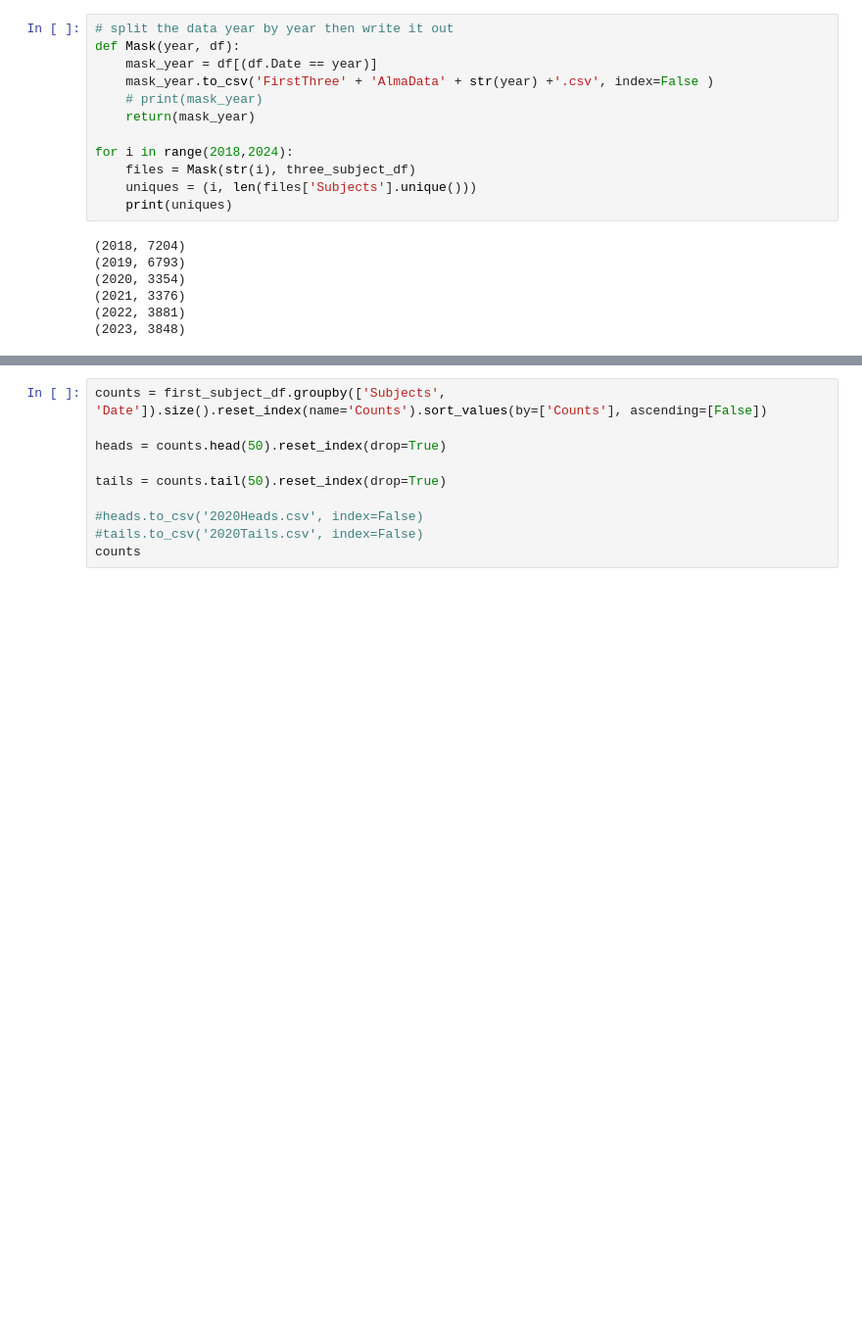
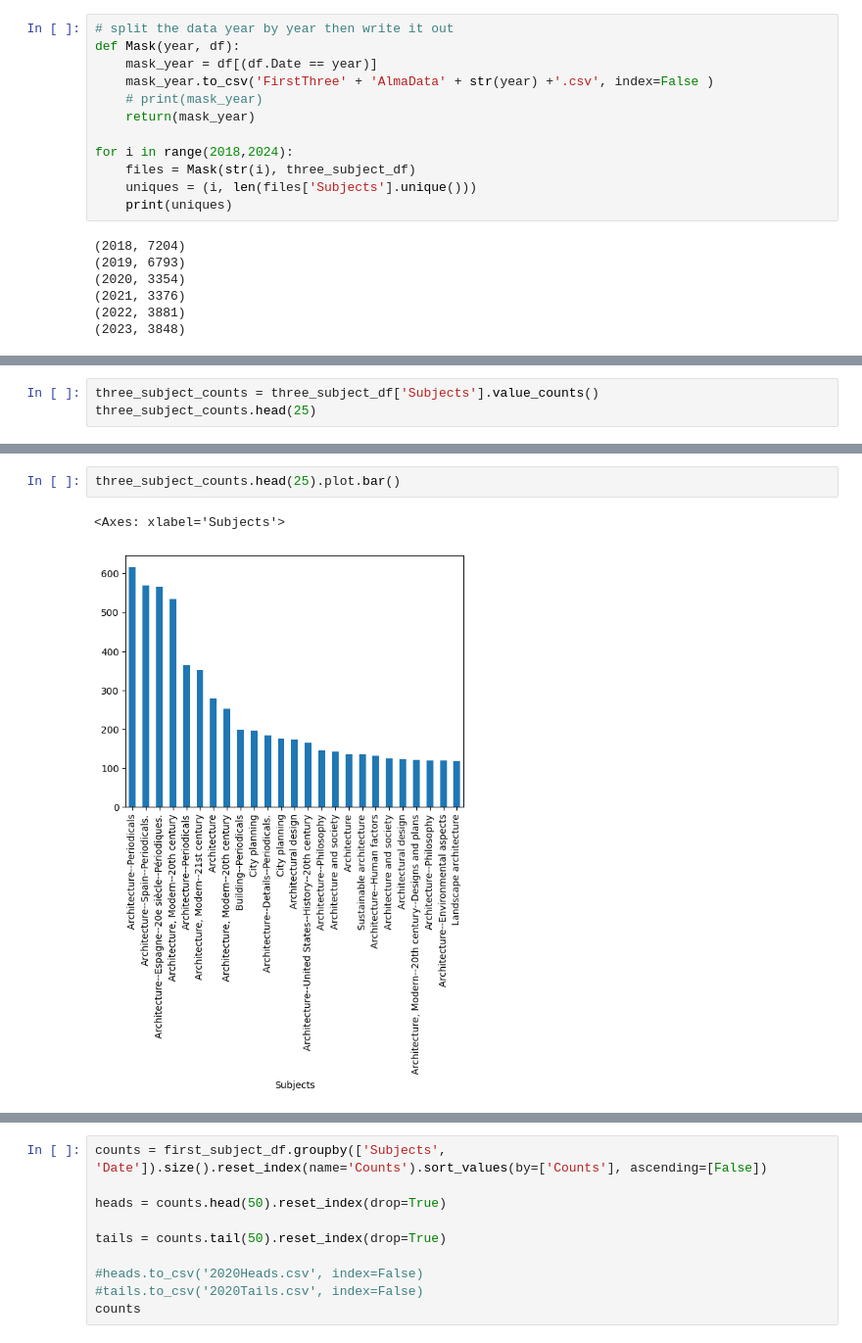
Before and after one commit to senderrr/Architecture, a Jupyter notebook: ArchitectureNotebook2023.ipynb, the cells around one changed output, grey strips where cells are left out. Shown at 98% size. Cells and saved outputs as stored; diff of their text form; blank space fills up the shorter version.

```diff
--- a/ArchitectureNotebook2023.ipynb
+++ b/ArchitectureNotebook2023.ipynb
@@ -200 +225,4 @@ Symbolism in architecture                                    33
 Name: count, dtype: int64
+# %%
+three_subject_counts = three_subject_df['Subjects'].value_counts()
+three_subject_counts.head(25)
@@ -200,0 +252,5 @@ Name: count, dtype: int64
+# %%
+three_subject_counts.head(25).plot.bar()
+# %% [output]
+<Axes: xlabel='Subjects'>
+[figure, added]
```
Also changed, not shown: parts of 13 cells of this notebook, 1 other file.
